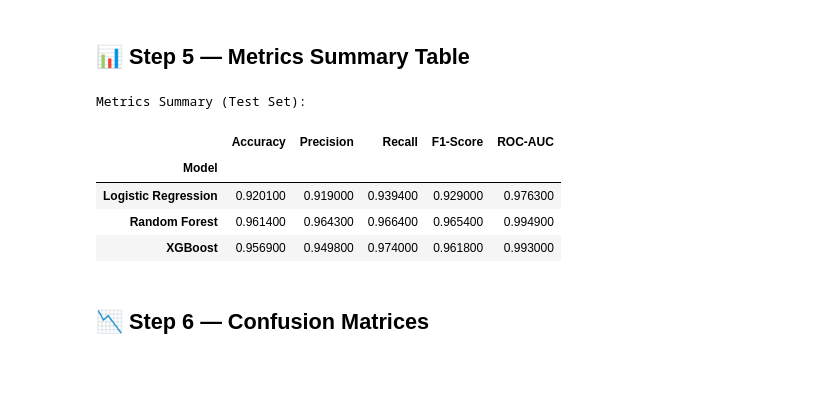
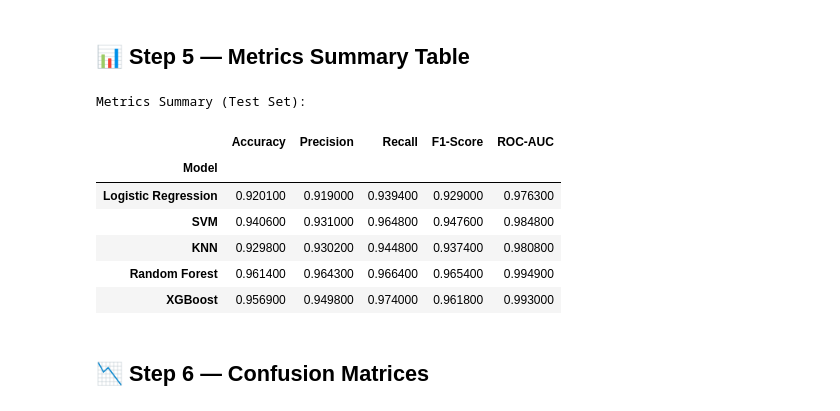
Before and after one commit to Celestia2006/phishing-detection, a Jupyter notebook: notebooks/evaluate_models.ipynb, the cells around one changed output. Saved outputs shown, nothing was run; the diff lists cells and outputs as text; code cells hidden in the pictures; blank space fills up the shorter version.

```diff
--- a/notebooks/evaluate_models.ipynb
+++ b/notebooks/evaluate_models.ipynb
@@ -85,15 +90,19 @@ Dropped        : ['web_traffic', 'Links_pointing_to_page']
 ## 🔧 Step 3 — Load Saved Models and Scaler
 # %%
 model_lr  = joblib.load('../backend/models/model_lr.pkl')
+model_svm = joblib.load('../backend/models/model_svm.pkl')
+model_knn = joblib.load('../backend/models/model_knn.pkl')
 model_rf  = joblib.load('../backend/models/model_rf.pkl')
 model_xgb = joblib.load('../backend/models/model_xgb.pkl')
 scaler    = joblib.load('../backend/models/scaler.pkl')
 
-# Scale test data for Logistic Regression
+# Scale test data for LR, SVM, KNN
 X_test_scaled = scaler.transform(X_test)
 
 print('Models loaded successfully!')
 print('  model_lr.pkl  — Logistic Regression')
+print('  model_svm.pkl — SVM')
+print('  model_knn.pkl — KNN')
 print('  model_rf.pkl  — Random Forest')
 print('  model_xgb.pkl — XGBoost')
 print('  scaler.pkl    — StandardScaler')
@@ -108,12 +119,13 @@ Models loaded successfully!
 # %%
 models_eval = {
     'Logistic Regression' : (model_lr,  X_test_scaled),
+    'SVM'                 : (model_svm, X_test_scaled),
+    'KNN'                 : (model_knn, X_test_scaled),
     'Random Forest'       : (model_rf,  X_test),
     'XGBoost'             : (model_xgb, X_test),
 }
 
 target_names = ['Phishing (0)', 'Legitimate (1)']
-
 sep = '=' * 50
 
 for name, (model, X) in models_eval.items():
@@ -146,32 +186,35 @@ Legitimate (1)       0.92      0.94      0.93      1847
 # %%
 def get_metrics(name, model, X, y):
     y_pred  = model.predict(X)
     y_proba = model.predict_proba(X)[:, 1]
     return {
         'Model'     : name,
         'Accuracy'  : round(accuracy_score(y, y_pred),  4),
         'Precision' : round(precision_score(y, y_pred), 4),
         'Recall'    : round(recall_score(y, y_pred),    4),
         'F1-Score'  : round(f1_score(y, y_pred),        4),
         'ROC-AUC'   : round(roc_auc_score(y, y_proba),  4),
     }
 
 results = [
     get_metrics('Logistic Regression', model_lr,  X_test_scaled, y_test),
+    get_metrics('SVM',                 model_svm, X_test_scaled, y_test),
+    get_metrics('KNN',                 model_knn, X_test_scaled, y_test),
     get_metrics('Random Forest',       model_rf,  X_test,        y_test),
     get_metrics('XGBoost',             model_xgb, X_test,        y_test),
 ]
 
 results_df = pd.DataFrame(results).set_index('Model')
 
-# Highlight best value in each column
 print('Metrics Summary (Test Set):')
 results_df.style.highlight_max(axis=0, color='#d4f5d4')
 # %% [output]
 Metrics Summary (Test Set):
 |  | Accuracy | Precision | Recall | F1-Score | ROC-AUC |
 | Model |  |  |  |  |  |
 | Logistic Regression | 0.920100 | 0.919000 | 0.939400 | 0.929000 | 0.976300 |
+| SVM | 0.940600 | 0.931000 | 0.964800 | 0.947600 | 0.984800 |
+| KNN | 0.929800 | 0.930200 | 0.944800 | 0.937400 | 0.980800 |
 | Random Forest | 0.961400 | 0.964300 | 0.966400 | 0.965400 | 0.994900 |
 | XGBoost | 0.956900 | 0.949800 | 0.974000 | 0.961800 | 0.993000 |
 # %% [markdown]
```
Also changed, not shown: parts of 10 cells of this notebook, 13 other files.
